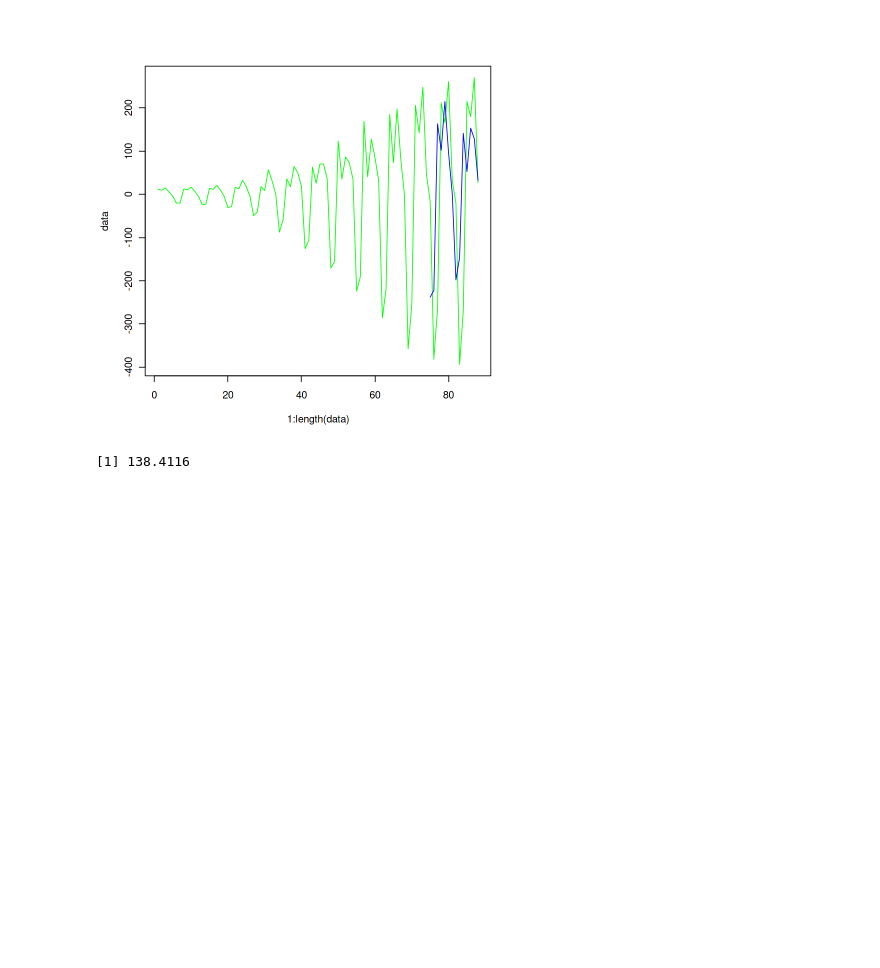
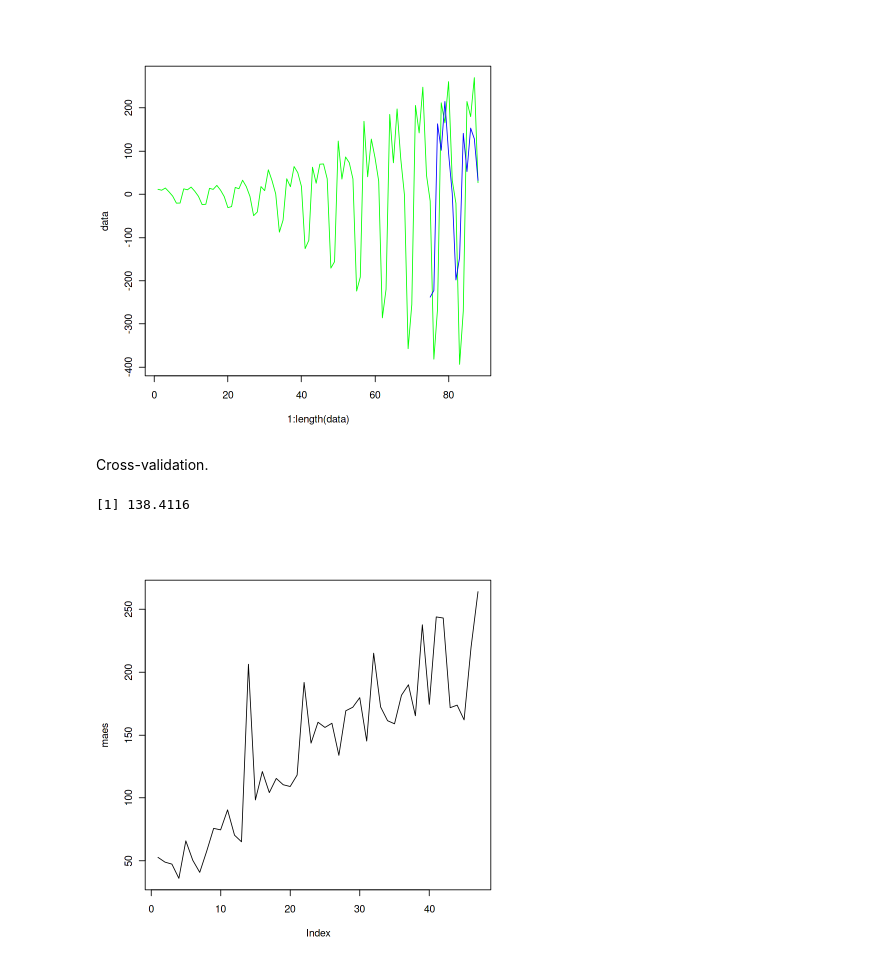
Before and after one commit to jhklarcher/minimalESN.R, a Jupyter notebook: exemplo.ipynb, the cells around one changed output. Drawn from its saved outputs; the diff is of its cells as text; code cells hidden in the pictures; blank space fills up the shorter version.

```diff
--- a/exemplo.ipynb
+++ b/exemplo.ipynb
@@ -121,9 +121,15 @@ plot(1:length(data), data, type='l', col='green' )
 lines((length(data)-13):length(data), preds, col='blue' )
 # %% [output]
 [figure]
+# %% [markdown]
+Cross-validation.
 # %%
 maes <- cross_val_ts(pred_func, data, 14)
 # %%
 mean(maes)
 # %% [output]
 [1] 138.4116
+# %%
+plot(maes, type='l')
+# %% [output]
+[figure, added]
```
Also changed, not shown: parts of 3 cells of this notebook.
